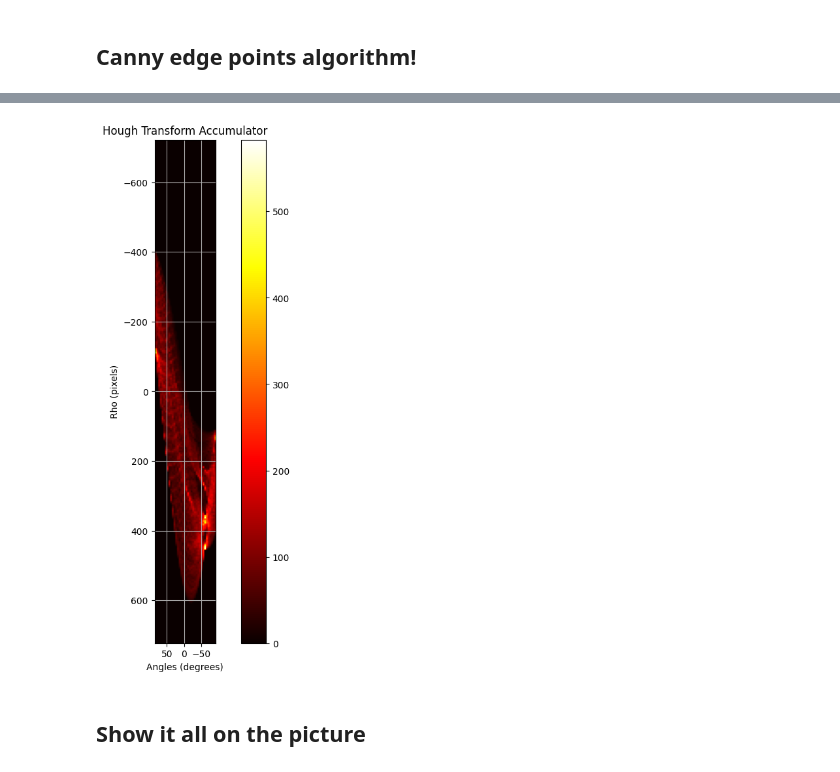
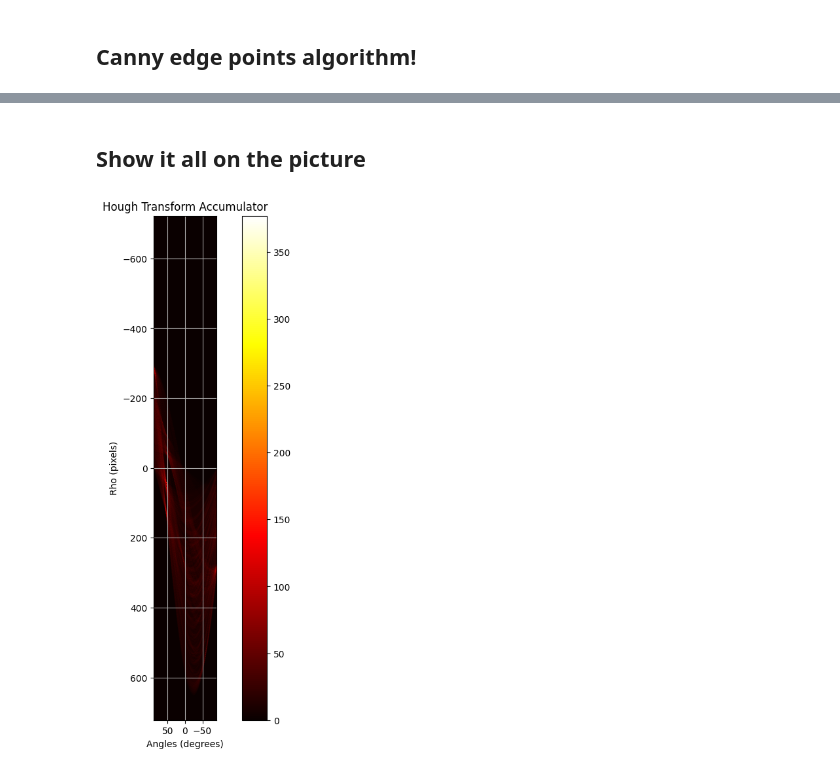
Before and after one commit to isaacGrinboim/Geometry---Hough-and-Canny, a Jupyter notebook: demo.ipynb, the cells around one changed output, grey strips where cells are left out. Drawn from its saved outputs; the diff is of its cells as text; code cells hidden in the pictures.

```diff
--- a/demo.ipynb
+++ b/demo.ipynb
@@ -224,9 +294,2 @@ plt.show()
-# %%
-y_points, x_points = np.nonzero(edges_flipped)
-angle_step, rho_step = 5, 5
-accumulator, thetas, rhos = hough_line_points(x_points, y_points, angle_step, rho_step)
-plot_hough_accumulator(accumulator, thetas, rhos)
-# %% [output]
-[figure, removed]
 # %% [markdown]
 ## Show it all on the picture
@@ -233 +317,8 @@ plot_hough_accumulator(accumulator, thetas, rhos)
+# %%
+y_points, x_points = np.nonzero(edges)
+angle_step, rho_step = 1, 1
+accumulator, thetas, rhos = hough_line_points(x_points, y_points, angle_step, rho_step)
+plot_hough_accumulator(accumulator, thetas, rhos)
+# %% [output]
+[figure, added]
 # %%
```
Also changed, not shown: parts of 21 cells of this notebook, 1 other file.
